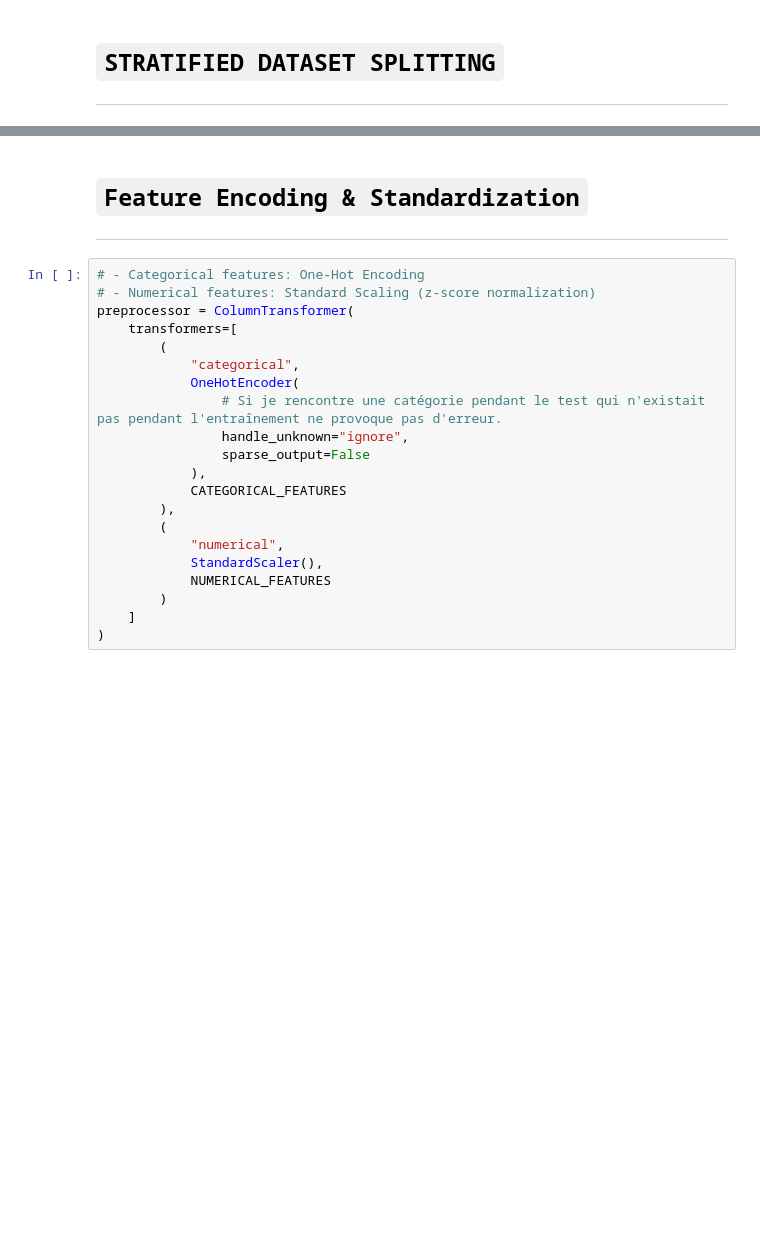
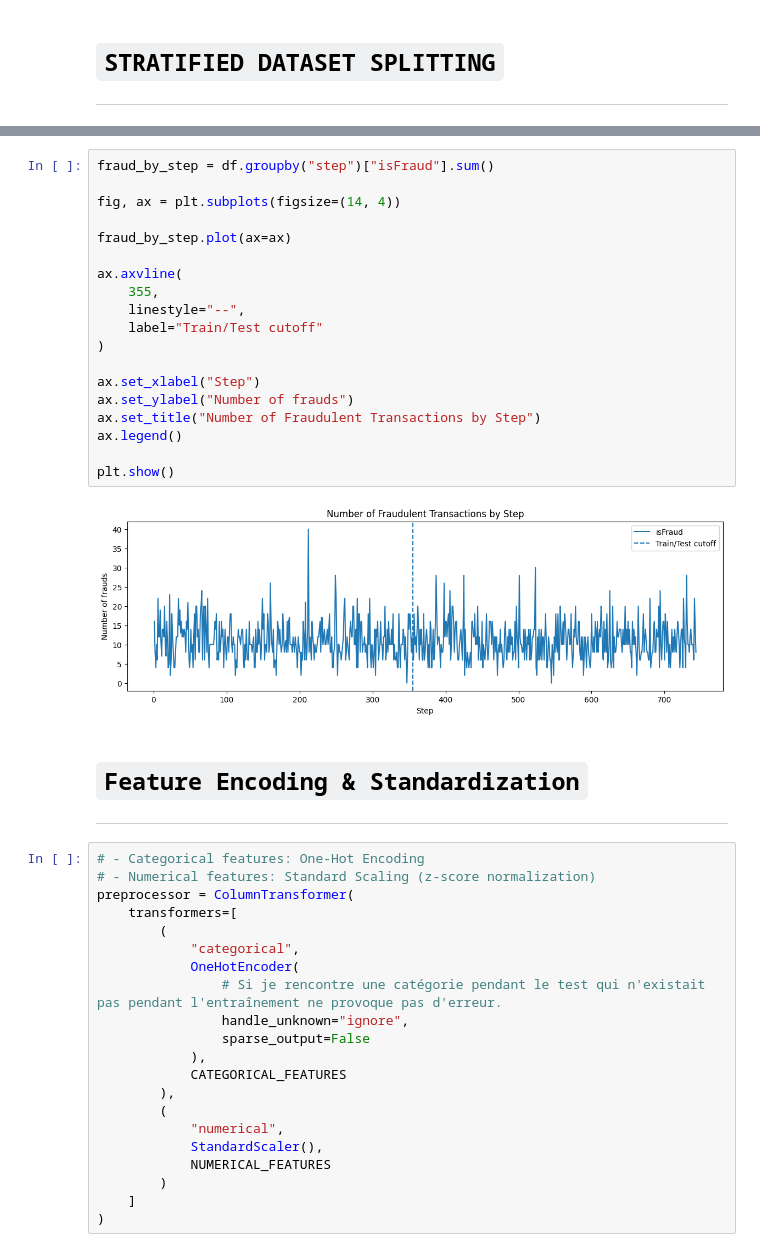
Before and after one commit to Chaabmanal2022/Balancing-PR-AUC-and-Explanation-Stability-in-Fraud-Detection, a Jupyter notebook: Pipeline_2_ADASYN.ipynb, the cells around one changed output, grey strips where cells are left out. Cells and saved outputs as stored; diff of their text form; blank space fills up the shorter version.

```diff
--- a/Pipeline_2_ADASYN.ipynb
+++ b/Pipeline_2_ADASYN.ipynb
@@ -134,3 +236,24 @@ print(f"[SPLIT] Fraudes dans test  : {y_test.sum():,} ({y_test.mean()*100:.4f}%)
+# %%
+fraud_by_step = df.groupby("step")["isFraud"].sum()
+
+fig, ax = plt.subplots(figsize=(14, 4))
+
+fraud_by_step.plot(ax=ax)
+
+ax.axvline(
+    355,
+    linestyle="--",
+    label="Train/Test cutoff"
+)
+
+ax.set_xlabel("Step")
+ax.set_ylabel("Number of frauds")
+ax.set_title("Number of Fraudulent Transactions by Step")
+ax.legend()
+
+plt.show()
+# %% [output]
+[figure, added]
 # %% [markdown]
 # **`Feature Encoding & Standardization`**
 
```
Also changed, not shown: parts of 15 cells of this notebook.
